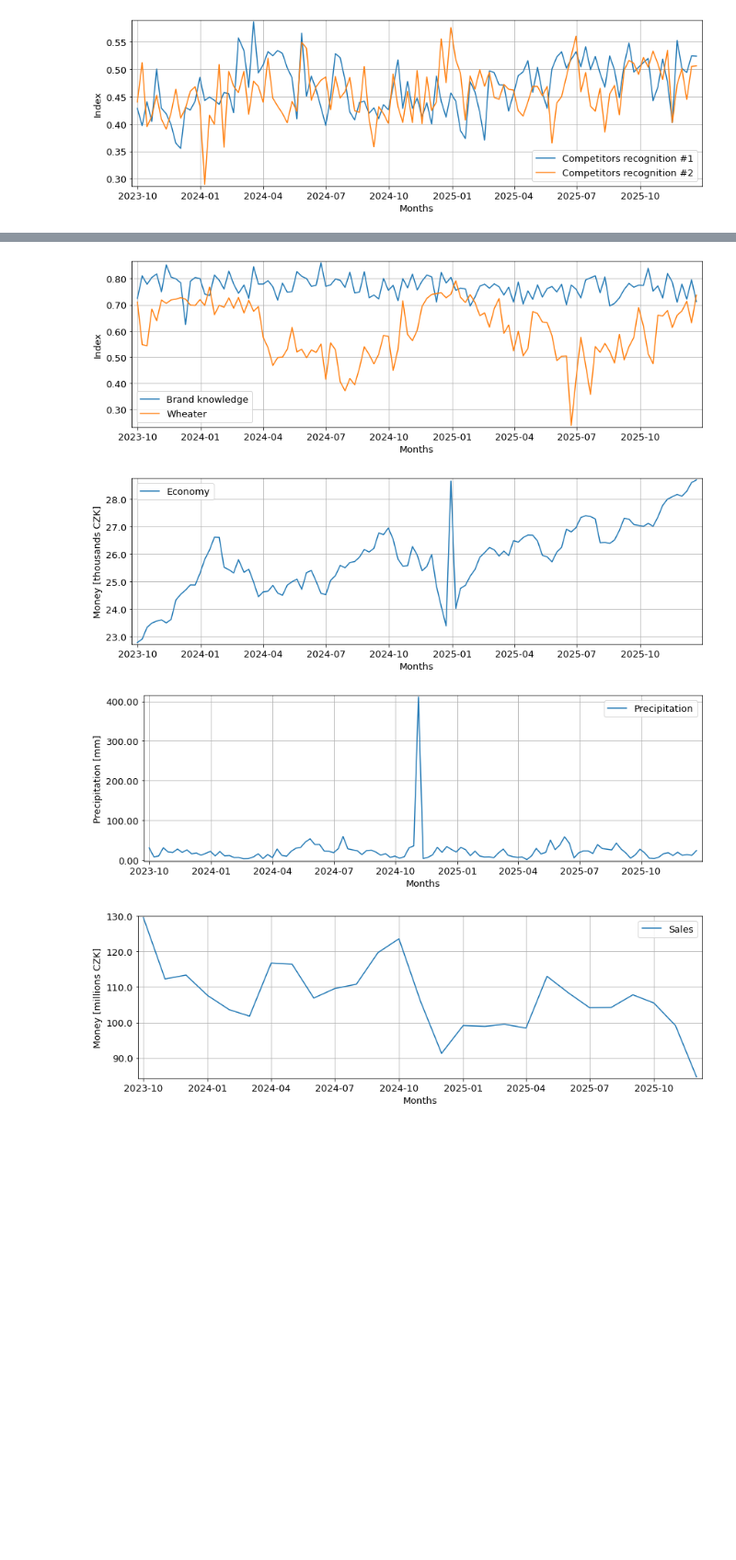
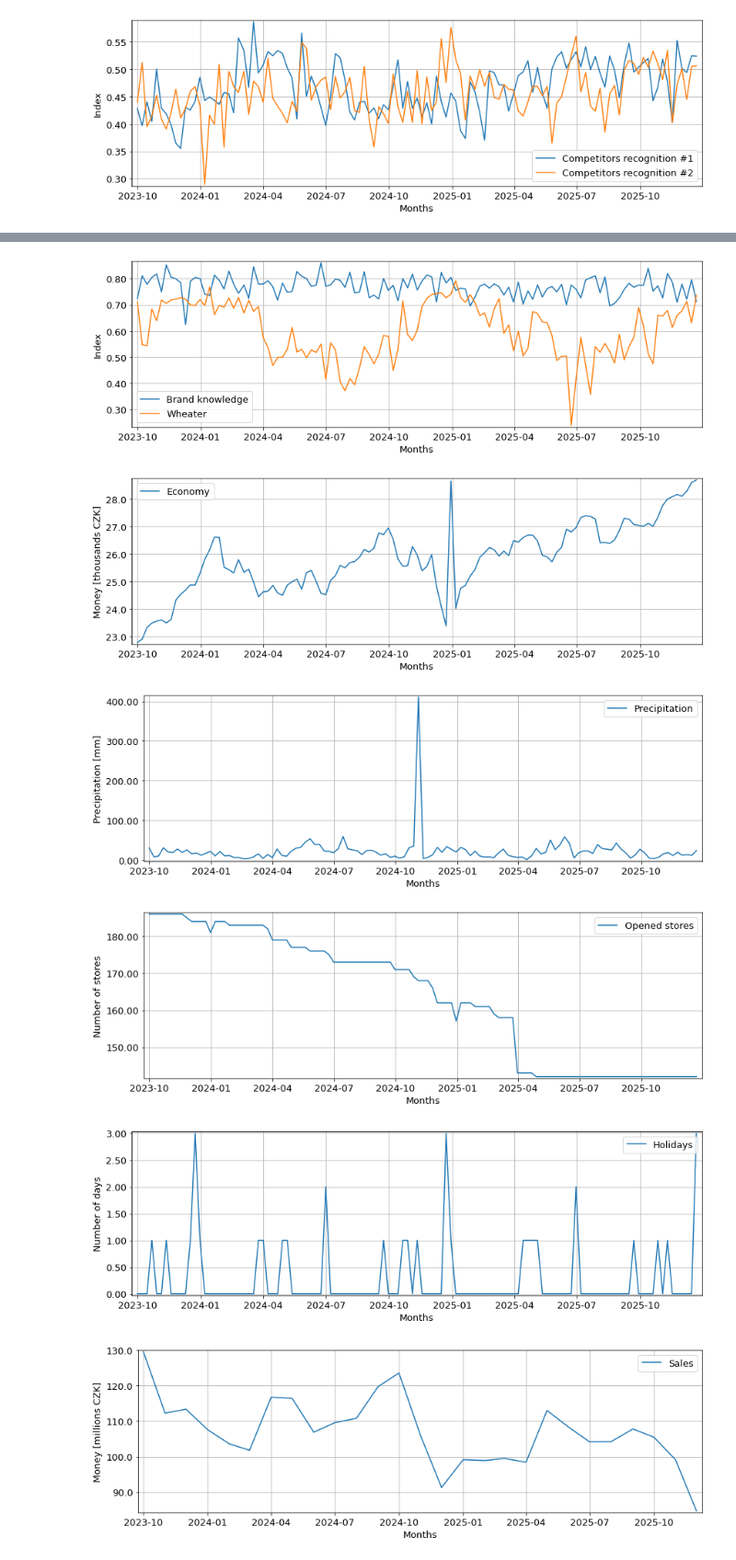
Before and after one commit to JakubKandra/Ommicom, a Jupyter notebook: Solution.ipynb, the cells around one changed output, grey strips where cells are left out. Shown at 92% size. Drawn from its saved outputs; the diff is of its cells as text; code cells hidden in the pictures; blank space fills up the shorter version.

```diff
--- a/Solution.ipynb
+++ b/Solution.ipynb
@@ -204,13 +206,17 @@ plot(['competitor_recognition_1', 'competitor_recognition_2'],
 # %%
 plot(['sales'], ['Sales'], millions_formatter)
 plot(['brand_knowledge', 'weather_index'], ['Brand knowledge', 'Wheater'], ones_formatter, y_label = 'Index')
 plot(['economy_index'], ['Economy'], thousands_formatter, y_label = 'Money [thousands CZK]')
 plot(['precipitation_index'], ['Precipitation'], ones_formatter, y_label = 'Precipitation [mm]')
+plot(['stores_opened'], ['Opened stores'], ones_formatter, y_label = 'Number of stores')
+plot(['public_holidays'], ['Holidays'], ones_formatter, y_label = 'Number of days')
 # %% [output]
 [figure]
 [figure]
 [figure]
 [figure]
+[figure, added]
+[figure, added]
 # %%
 plot(['sales'], ['Sales'], millions_formatter, weekly = monthly)
 plot(['unemployment'], ['Unemploytment'], ones_formatter, weekly = monthly, y_label = 'Percents (%)')
```
Also changed, not shown: parts of 13 cells of this notebook.
